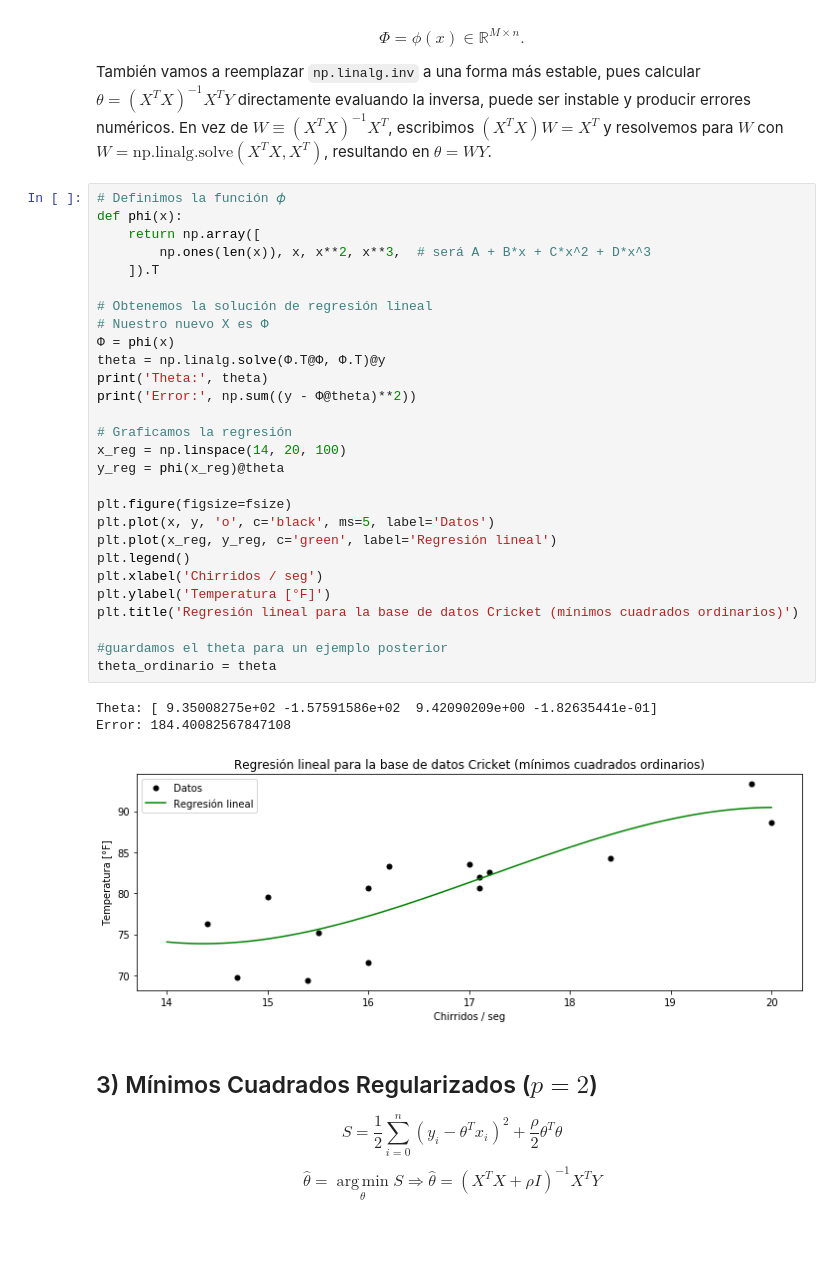
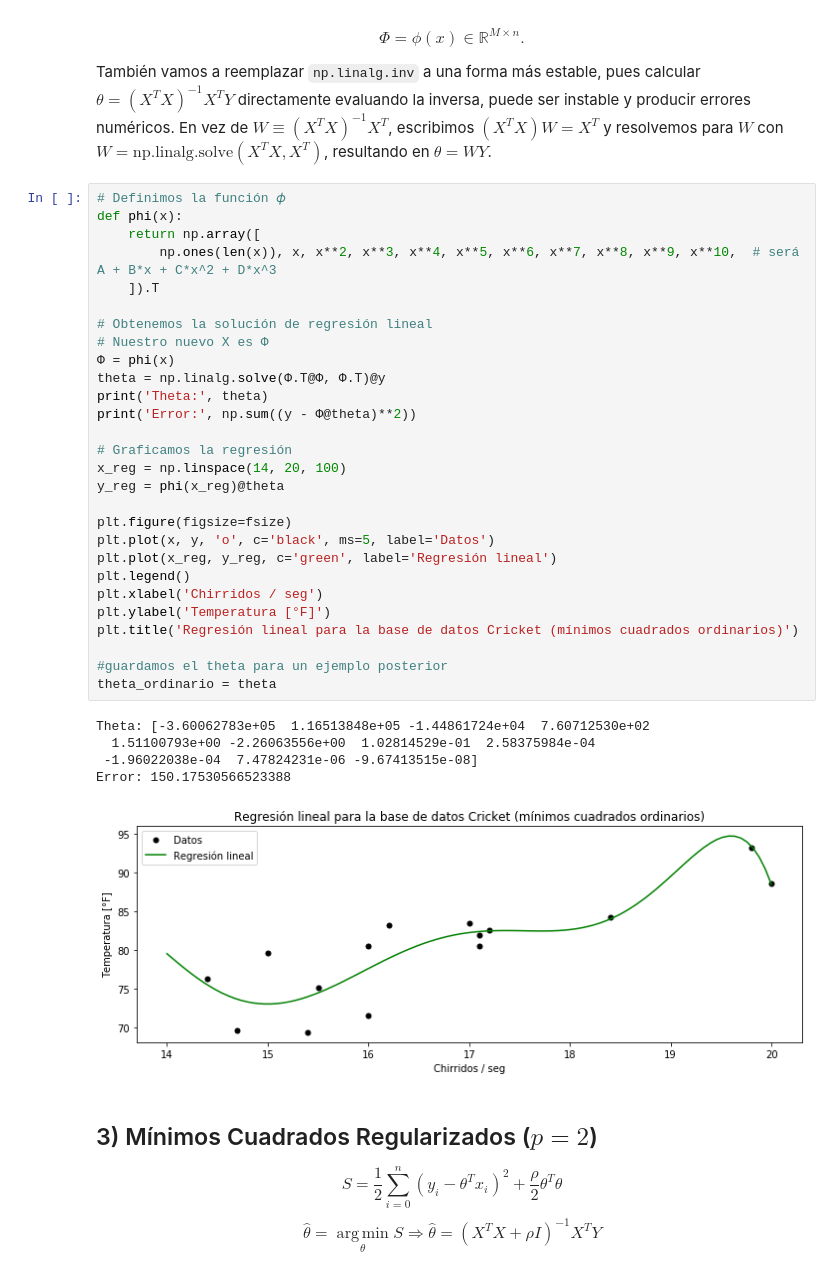
Before and after one commit to GAMES-UChile/Curso-BancoEstado, a Jupyter notebook: modulo1/modulo1.ipynb, the cells around one changed output. Drawn from its saved outputs; the diff is of its cells as text; blank space fills up the shorter version.

```diff
--- a/modulo1/modulo1.ipynb
+++ b/modulo1/modulo1.ipynb
@@ -88,35 +72,37 @@ También vamos a reemplazar `np.linalg.inv` a una forma más estable, pues calcu
 # %%
 # Definimos la función 𝜙
 def phi(x):
     return np.array([
-        np.ones(len(x)), x, x**2, x**3,  # será A + B*x + C*x^2 + D*x^3
+        np.ones(len(x)), x, x**2, x**3, x**4, x**5, x**6, x**7, x**8, x**9, x**10,  # será A + B*x + C*x^2 + D*x^3
     ]).T
 
 # Obtenemos la solución de regresión lineal
 # Nuestro nuevo X es Φ
 Φ = phi(x)
 theta = np.linalg.solve(Φ.T@Φ, Φ.T)@y
 print('Theta:', theta)
 print('Error:', np.sum((y - Φ@theta)**2))
 
 # Graficamos la regresión
 x_reg = np.linspace(14, 20, 100)
 y_reg = phi(x_reg)@theta
 
 plt.figure(figsize=fsize)
 plt.plot(x, y, 'o', c='black', ms=5, label='Datos')
 plt.plot(x_reg, y_reg, c='green', label='Regresión lineal')
 plt.legend()
 plt.xlabel('Chirridos / seg')
 plt.ylabel('Temperatura [°F]')
 plt.title('Regresión lineal para la base de datos Cricket (mínimos cuadrados ordinarios)')
 
 #guardamos el theta para un ejemplo posterior
 theta_ordinario = theta
 # %% [output]
-Theta: [ 9.35008275e+02 -1.57591586e+02  9.42090209e+00 -1.82635441e-01]
-Error: 184.40082567847108
+Theta: [-3.60062783e+05  1.16513848e+05 -1.44861724e+04  7.60712530e+02
+  1.51100793e+00 -2.26063556e+00  1.02814529e-01  2.58375984e-04
+ -1.96022038e-04  7.47824231e-06 -9.67413515e-08]
+Error: 150.17530566523388
-[figure, old version]
+[figure, new version]
 # %% [markdown]
 ## 3) Mínimos Cuadrados Regularizados ($p=2$)
 
```
Also changed, not shown: parts of 4 cells of this notebook, 3 other files.
